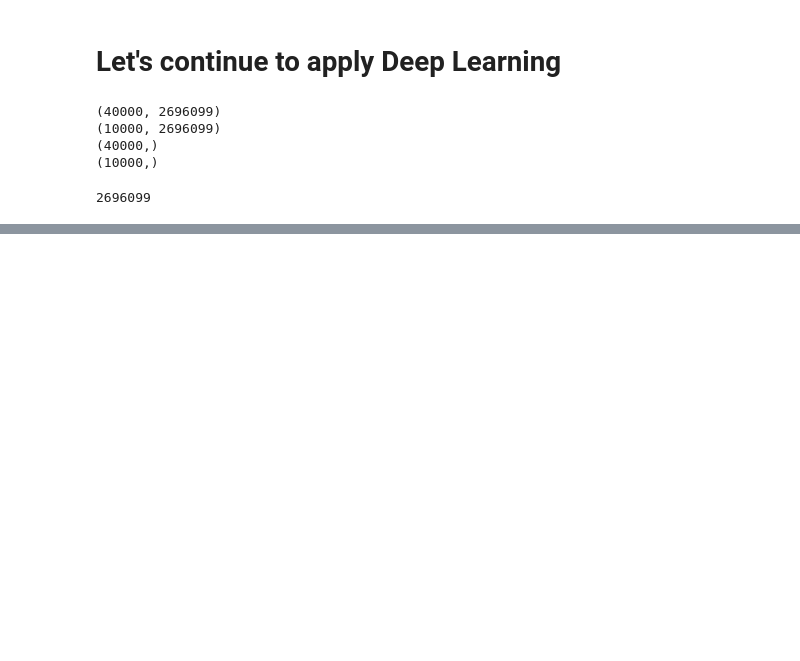
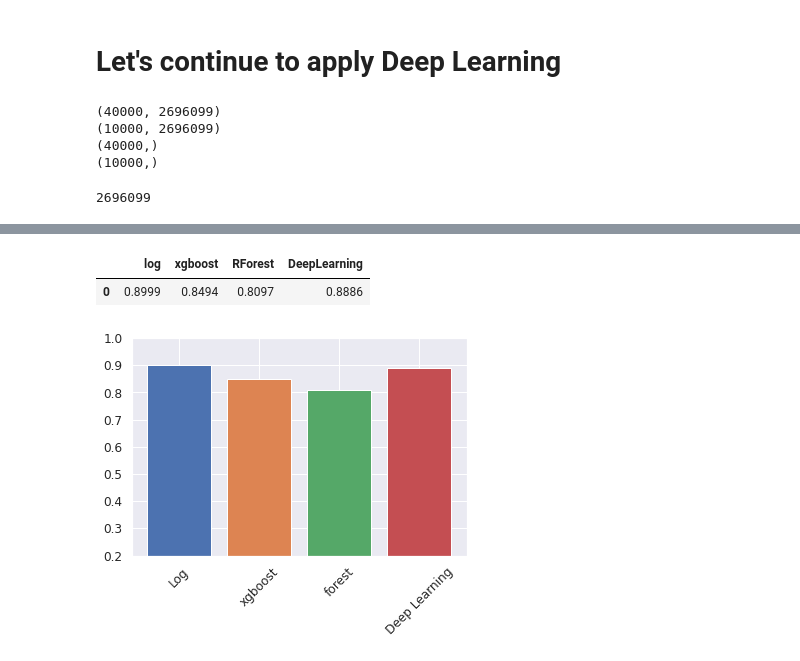
Before and after one commit to Afranur-Artar/Deep-Learning-NLP-Project, a Jupyter notebook: IMDB_NLP_Project3.ipynb, the cells around one changed output, grey strips where cells are left out. Cells and saved outputs as stored; diff of their text form; code cells hidden in the pictures; blank space fills up the shorter version.

```diff
--- a/IMDB_NLP_Project3.ipynb
+++ b/IMDB_NLP_Project3.ipynb
@@ -635,0 +680,11 @@ Confusion matrix:
+# %%
+from xgboost import XGBClassifier
+
+xgboost=XGBClassifier(max_depth=10,
+                      learning_rate=0.1,
+                      n_estimators=60,
+                      objective='binary:logistic',
+                      n_jobs=1,
+                      booster='gbtree')
+
+xgboost.fit(X_train_tfidf,Y_train)
@@ -635,0 +699,2 @@ Confusion matrix:
+# %%
+y_test_pred_xgboost = xgboost.predict(tfidf.transform(X_test))
@@ -635,0 +723,10 @@ Confusion matrix:
+# %%
+from sklearn.ensemble import RandomForestClassifier
+
+forest=RandomForestClassifier(max_depth=20,
+                              random_state=42,
+                            n_estimators=50)
+
+forest.fit(X_train_tfidf,Y_train)
+
+y_test_pred_forest=forest.predict(tfidf.transform(X_test))
@@ -765,0 +881,25 @@ sns.heatmap(confusion_matrix(Y_test,prediction), annot=True, fmt='d');
+# %%
+log= accuracy_score(Y_test, y_test_pred_log)
+xgboost= accuracy_score(Y_test, y_test_pred_xgboost)
+forest= accuracy_score(Y_test, y_test_pred_forest)
+deep=accuracy_score(Y_test, prediction)
+
+df_log=pd.DataFrame(columns=["log"], data=[log])
+df_xgboost=pd.DataFrame(columns=["xgboost"], data=[xgboost])
+df_forest=pd.DataFrame(columns=["RForest"], data=[forest])
+df_deep=pd.DataFrame(columns=["DeepLearning"], data=[deep])
+
+df_model=pd.concat([df_log, df_xgboost, df_forest, df_deep], axis=1)
+df_model
+# %% [output]
+|  | log | xgboost | RForest | DeepLearning |
+| 0 | 0.8999 | 0.8494 | 0.8097 | 0.8886 |
+# %%
+plt.bar("Log", height=pd.Series(data=log))
+plt.bar("xgboost", height=pd.Series(data=xgboost))
+plt.bar("forest", height=pd.Series(data=forest))
+plt.bar("Deep Learning", height=pd.Series(data=deep))
+plt.xticks(rotation=45)
+plt.ylim(0.20,1);
+# %% [output]
+[figure, added]
```
Also changed, not shown: parts of 27 cells of this notebook.
